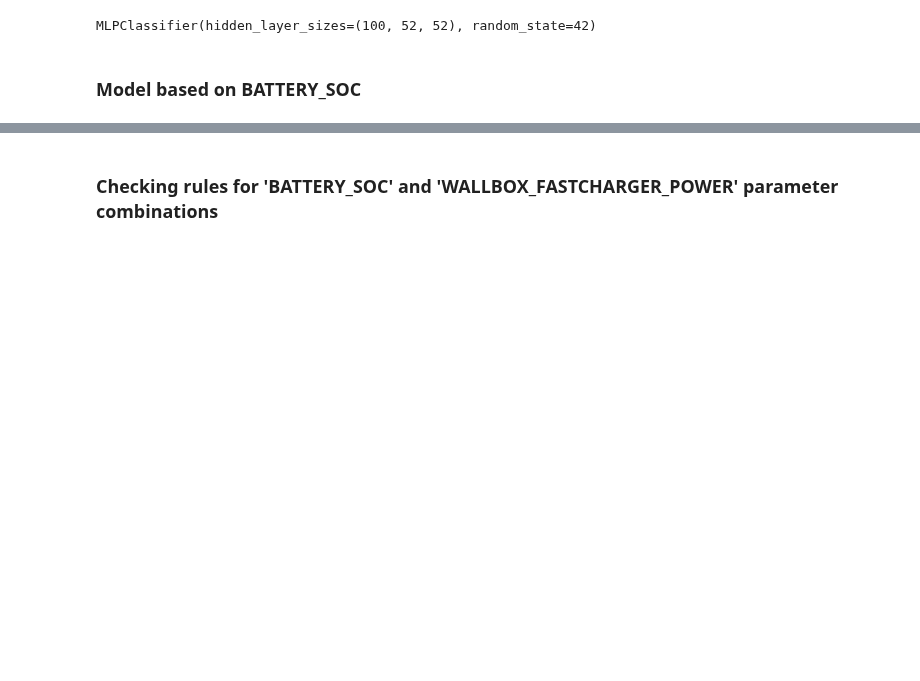
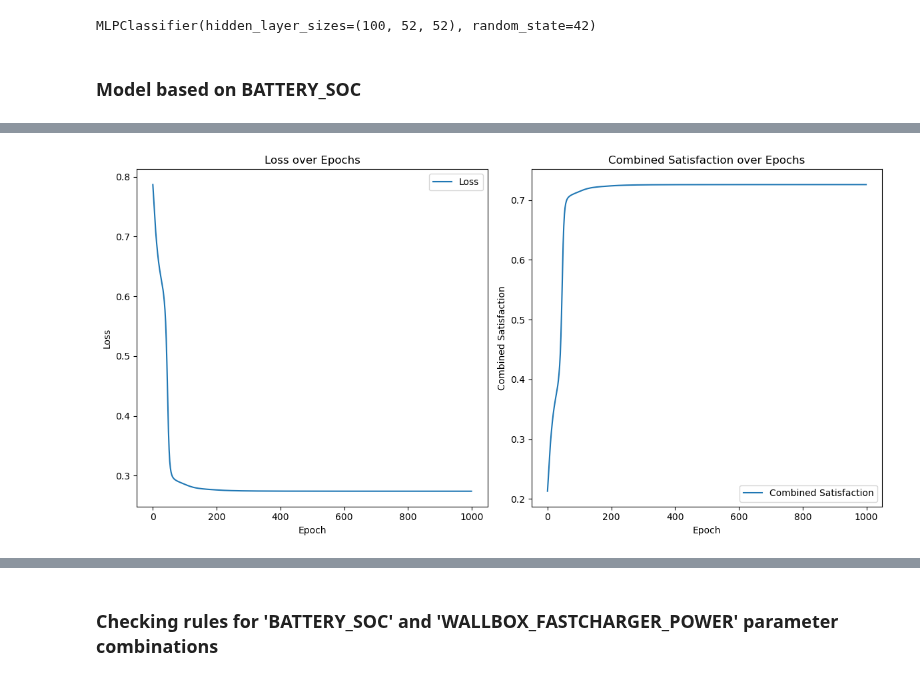
Before and after one commit to SanchoSamba/DS-project, a Jupyter notebook: LTN_Jevgenij.ipynb, the cells around one changed output, grey strips where cells are left out. Cells and saved outputs as stored; diff of their text form; code cells hidden in the pictures; blank space fills up the shorter version.

Commit message:
Some cleaning and finalizing

```diff
--- a/LTN_Jevgenij.ipynb
+++ b/LTN_Jevgenij.ipynb
@@ -267,5 +324,9 @@ data = X_verify
+# %%
+X_verify = np.arange(0, 101)
+X_verify = pd.DataFrame(X_verify, columns=['BATTERY_SOC'])
+X_verify['PREDICTIONS'] = mlp_simple.predict(X_verify)
+data = X_verify
 # %%
-# Convert the data into tensors
 soc_tensor = torch.tensor(data['BATTERY_SOC'].values, dtype=torch.float32).unsqueeze(-1)
 # Convert tensors to LTN Variables
 SOC = ltn.Variable('soc', soc_tensor)
@@ -277,7 +338,7 @@ class BatteryManagementModel(nn.Module):
             nn.ReLU(),
             nn.Linear(10, 20),
             nn.ReLU(),
-            nn.Linear(20, 3),  # Adjusted to output 3 values for 3 rules
+            nn.Linear(20, 3),  #  3 values for 3 rules
             nn.Sigmoid()
         )
     def forward(self, x):
@@ -288,25 +349,25 @@ def conditions(soc):
     inputs = soc.value
     return model(inputs)
 # Define the LTN predicates using functions
-def less_than_18(x):
-    return x < 18
-def between_18_and_44(x):
-    return (x >= 18) & (x <= 44)
-def greater_than_44(x):
-    return x > 44
+def less_than_15(x):
+    return x < 17
+def between_15_and_47(x):
+    return (x >= 17) & (x <= 47.5)
+def greater_than_47(x):
+    return x > 47.5
 # Instantiate predicates
-SOC_lt_18 = ltn.Predicate(func=less_than_18)
-SOC_between_18_and_44 = ltn.Predicate(func=between_18_and_44)
-SOC_gt_44 = ltn.Predicate(func=greater_than_44)
+SOC_lt_15 = ltn.Predicate(func=less_than_15)
+SOC_between_15_and_47 = ltn.Predicate(func=between_15_and_47)
+SOC_gt_47 = ltn.Predicate(func=greater_than_47)
 # Define the logical rules as functions
 def rule1():
-    condition = SOC_lt_18(SOC).value
+    condition = SOC_lt_15(SOC).value
     return condition * conditions(SOC)[:, 0]
 def rule2():
-    condition = SOC_between_18_and_44(SOC).value
+    condition = SOC_between_15_and_47(SOC).value
     return condition * conditions(SOC)[:, 1]
 def rule3():
-    condition = SOC_gt_44(SOC).value
+    condition = SOC_gt_47(SOC).value
     return condition * conditions(SOC)[:, 2]
 # Define custom logical OR operation for combining axioms
 def logical_or(*args):
@@ -320,25 +381,34 @@ def axioms():
     sat_rule3 = evaluate_rule(rule3())
     return logical_or(sat_rule1, sat_rule2, sat_rule3), sat_rule1, sat_rule2, sat_rule3
 optimizer = torch.optim.Adam(model.parameters(), lr=0.001)
+
+losses = []
+satisfactions2 = []
+
 for epoch in range(1000):
     optimizer.zero_grad()
-    satisfaction, sat_rule1, sat_rule2, sat_rule3 = axioms()
-    loss = 1 - satisfaction
+    satisfaction2, sat_rule1, sat_rule2, sat_rule3 = axioms()
+    loss = 1 - satisfaction2
     loss.backward()
     optimizer.step()
+    losses.append(loss.item())
+    satisfactions2.append(satisfaction2.item())
     if epoch % 1 == 0:
-        print(f"Epoch {epoch}: Loss {loss.item()}, Combined Satisfaction {satisfaction.item()}")
-        print(f"Rule1 Satisfaction {sat_rule1.item()}, Rule2 Satisfaction {sat_rule2.item()}, Rule3 Satisfaction {sat_rule3.item()}")
-print(f"Final Loss: {loss.item()}, Final Combined Satisfaction: {satisfaction.item()}")
-print(f"Rule1 Satisfaction: {sat_rule1.item()}, Rule2 Satisfaction: {sat_rule2.item()}, Rule3 Satisfaction: {sat_rule3.item()}")
-# Verify the model on new data
-X_verify_tensor = torch.tensor(X_verify['BATTERY_SOC'].values, dtype=torch.float32).unsqueeze(-1)
-X_SOC = ltn.Variable('soc', X_verify_tensor)
-with torch.no_grad():
-    predictions = model(X_SOC.value)
-    X_verify['PREDICTIONS'] = np.select(
-        [X_verify['BATTERY_SOC'] < 18, (X_verify['BATTERY_SOC'] >= 18) & (X_verify['BATTERY_SOC'] <= 44), X_verify['BATTERY_SOC'] > 44],
-        ['Battery Discharge Stopped due to Battery Health', 'Battery Charged from Grid', 'Partially Covered by Local Battery'],
-        default='Unknown'
-    )
+        print(f"Epoch {epoch}: Loss {loss.item()}, Combined Satisfaction {satisfaction2.item()}")
+print(f"Final Loss: {loss.item()}, Final Combined Satisfaction: {satisfaction2.item()}")
+plt.figure(figsize=(12, 6))
+plt.subplot(1, 2, 1)
+plt.plot(losses, label='Loss')
+plt.xlabel('Epoch')
+plt.ylabel('Loss')
+plt.title('Loss over Epochs')
+plt.legend()
+plt.subplot(1, 2, 2)
+plt.plot(satisfactions2, label='Combined Satisfaction')
+plt.xlabel('Epoch')
+plt.ylabel('Combined Satisfaction')
+plt.title('Combined Satisfaction over Epochs')
+plt.legend()
+plt.tight_layout()
+plt.show()
 # %% [output]
@@ -361,0 +432 @@ Rule1 Satisfaction: 0.17813804745674133, Rule2 Satisfaction: 0.2673224210739136,
+[figure, added]
```
Also changed, not shown: parts of 36 cells of this notebook.
